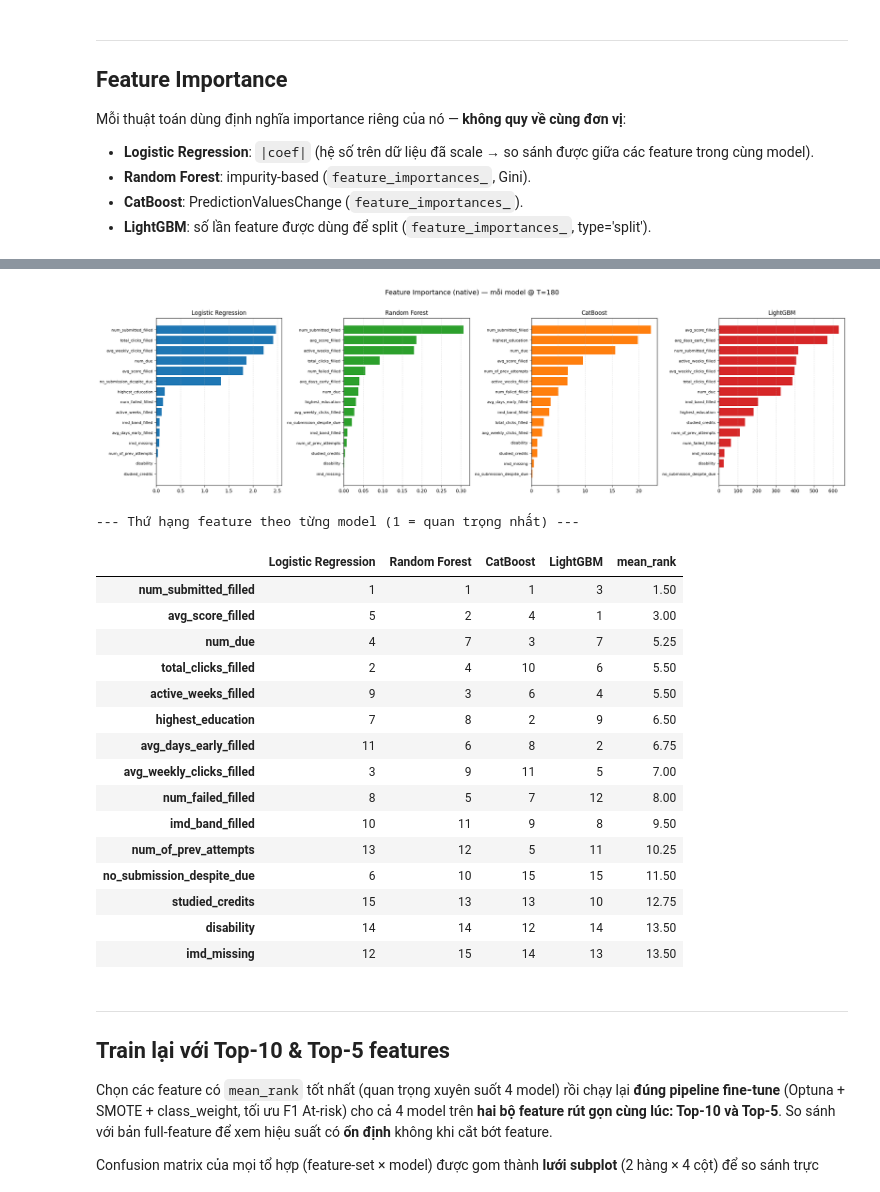
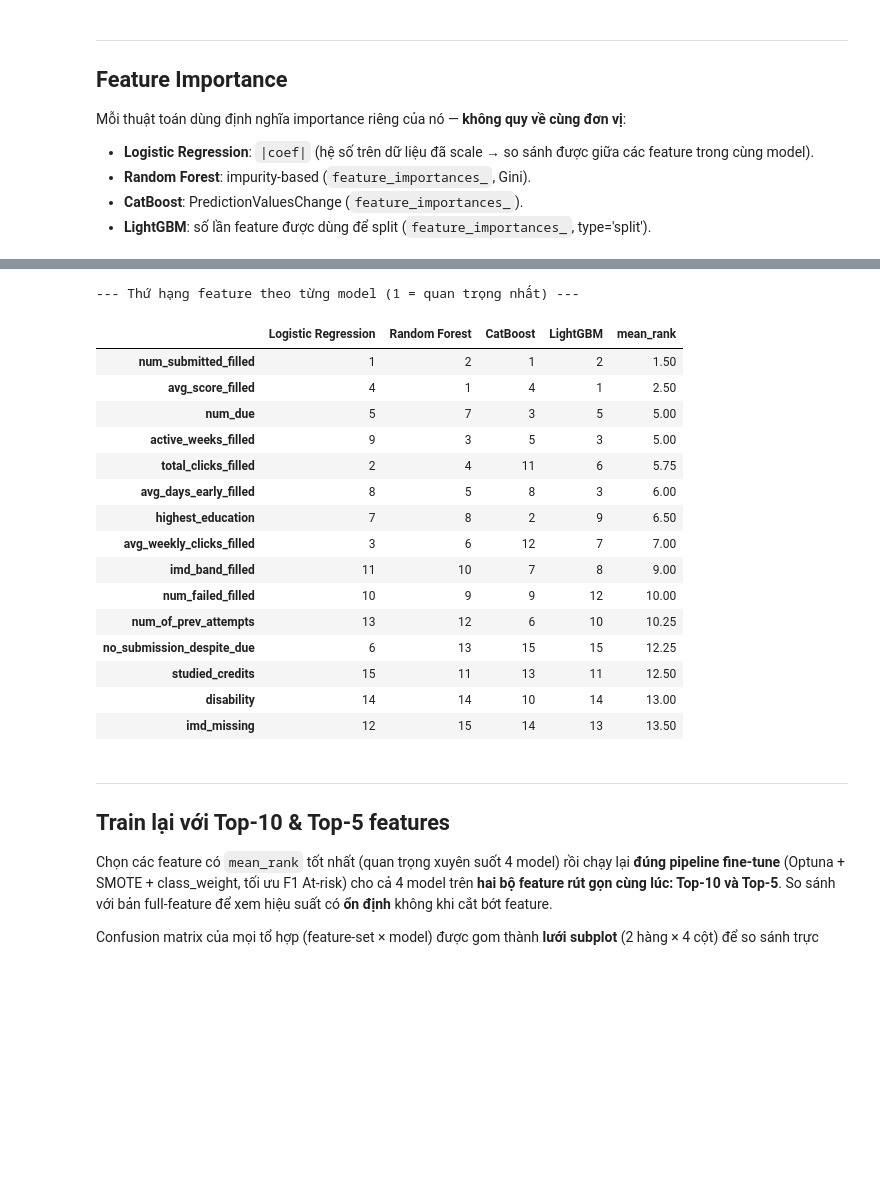
Before and after one commit to thiennguyen37-qn/early-academic-risk-warning, a Jupyter notebook: notebooks/testing_other_models_2_label.ipynb, the cells around one changed output, grey strips where cells are left out. Cells and saved outputs as stored; diff of their text form; code cells hidden in the pictures; blank space fills up the shorter version.

```diff
--- a/notebooks/testing_other_models_2_label.ipynb
+++ b/notebooks/testing_other_models_2_label.ipynb
@@ -41,8 +41,10 @@ TARGET_NAMES = ['Pass', 'At-risk']
 CLASSES = [0, 1]
 # %%
 data_dir = Path('../data/processed')
+FIG_DIR  = Path('../full_report/figures'); FIG_DIR.mkdir(parents=True, exist_ok=True)
+RES_DIR  = Path('../full_report'); RES_DIR.mkdir(parents=True, exist_ok=True)
 
-PREDICTION_POINT = 180  # chỉ giữ sinh viên còn active tại T=180
+PREDICTION_POINT = 150  # chỉ giữ sinh viên còn active tại T=150
 
 X_train_all = pd.read_parquet(data_dir / 'X_train.parquet')
 X_test_all  = pd.read_parquet(data_dir / 'X_test.parquet')
@@ -51,7 +53,7 @@ y_test_all  = pd.read_parquet(data_dir / 'y_test.parquet').squeeze()
 train_meta  = pd.read_parquet(data_dir / 'train_meta.parquet')
 test_meta   = pd.read_parquet(data_dir / 'test_meta.parquet')
 
-# Lọc về snapshot T=180 (sinh viên withdraw <= 180 ngày đã bị loại khỏi snapshot này)
+# Lọc về snapshot T=150 (sinh viên withdraw <= 150 ngày đã bị loại khỏi snapshot này)
 mask_tr = (train_meta['prediction_point'] == PREDICTION_POINT).values
 mask_te = (test_meta['prediction_point'] == PREDICTION_POINT).values
 
@@ -82,6 +84,18 @@ Test  dist: {'Pass': 2804, 'At-risk': 1411}
 Mỗi model có: `needs_scaling`, hàm `suggest` (search space hyperparameter cho Optuna), và hàm `make` (tạo estimator với class_weight At-risk). SMOTE ratio và class_weight được tune chung cho mọi model.
 # %%
 N_TRIALS = 30  # số trial Optuna mỗi model (giảm nếu muốn chạy nhanh hơn)
+
+# Ghi lại siêu tham số tối ưu (CV F1, SMOTE ratio, class_weight) theo (bộ đặc trưng, model)
+TUNING_LOG  = {}
+CURRENT_SET = 'Full (15)'
+
+# Tên file hình cho ma trận nhầm lẫn từng model (bộ đặc trưng đầy đủ)
+CM_FILES = {
+    'Logistic Regression': 'cm_logreg_full.png',
+    'Random Forest':       'cm_rf_full.png',
+    'CatBoost':            'cm_catboost_full.png',
+    'LightGBM':            'cm_lgbm_full.png',
+}
 cv = StratifiedKFold(n_splits=3, shuffle=True, random_state=RANDOM_SEED)
 
 
@@ -197,6 +211,12 @@ def tune_and_evaluate(name, cfg, X_tr, y_tr, X_te, y_te, n_trials=N_TRIALS, plot
     best_ratio, best_w = bp['smote_ratio_at_risk'], bp['w_at_risk']
     print(f'Best F1 At-risk CV: {study.best_value:.4f}')
     print(f'SMOTE → At-risk: +{best_ratio:.2f}x | class_weight At-risk: {best_w:.2f}')
+    TUNING_LOG[f'{CURRENT_SET}|{name}'] = {
+        'cv_f1':        round(float(study.best_value), 4),
+        'smote_ratio':  round(float(best_ratio), 2),
+        'w_at_risk':    round(float(best_w), 2),
+        'model_params': model_params,   # để tái tạo mô hình mà không cần tune lại
+    }
 
     # Retrain best params trên full train
     if needs_scaling:
@@ -218,6 +238,8 @@ def tune_and_evaluate(name, cfg, X_tr, y_tr, X_te, y_te, n_trials=N_TRIALS, plot
         ConfusionMatrixDisplay(cm, display_labels=TARGET_NAMES).plot(ax=ax, colorbar=False)
         ax.set_title(name)
         plt.tight_layout()
+        if name in CM_FILES:
+            plt.savefig(FIG_DIR / CM_FILES[name], dpi=150, bbox_inches='tight')
         plt.show()
 
     roc_auc = roc_auc_score(yte, y_proba)
@@ -397,46 +419,46 @@ importance_df
 # %%
 colors = ['tab:blue', 'tab:green', 'tab:orange', 'tab:red']
 
 fig, axes = plt.subplots(1, len(importance_by_model), figsize=(22, 6), sharey=False)
 
 for ax, color, (name, s) in zip(axes, colors, importance_by_model.items()):
     s_sorted = s.sort_values()
     ax.barh(s_sorted.index, s_sorted.values, color=color)
     ax.set_title(name, fontsize=12)
     ax.tick_params(axis='y', labelsize=8)
     ax.grid(axis='x', linestyle='--', alpha=0.4)
 
-plt.suptitle('Feature Importance (native) — mỗi model @ T=180', fontsize=14, y=1.02)
+plt.suptitle('Feature Importance (native) — mỗi model @ T=150', fontsize=14, y=1.02)
 plt.tight_layout()
+plt.savefig(FIG_DIR / 'feature_importance_native.png', dpi=150, bbox_inches='tight')
 plt.show()
 
 # Thứ hạng feature mỗi model (1 = quan trọng nhất) + hạng trung bình
 ranks = pd.DataFrame(
     {name: s.rank(ascending=False).astype(int) for name, s in importance_by_model.items()},
     index=FEATURE_NAMES,
 )
 ranks['mean_rank'] = ranks.mean(axis=1).round(2)
 ranks = ranks.sort_values('mean_rank')
 print('--- Thứ hạng feature theo từng model (1 = quan trọng nhất) ---')
 ranks
 # %% [output]
-[figure, removed]
 --- Thứ hạng feature theo từng model (1 = quan trọng nhất) ---
 |  | Logistic Regression | Random Forest | CatBoost | LightGBM | mean_rank |
-| num_submitted_filled | 1 | 1 | 1 | 3 | 1.50 |
-| avg_score_filled | 5 | 2 | 4 | 1 | 3.00 |
-| num_due | 4 | 7 | 3 | 7 | 5.25 |
-| total_clicks_filled | 2 | 4 | 10 | 6 | 5.50 |
-| active_weeks_filled | 9 | 3 | 6 | 4 | 5.50 |
+| num_submitted_filled | 1 | 2 | 1 | 2 | 1.50 |
+| avg_score_filled | 4 | 1 | 4 | 1 | 2.50 |
+| num_due | 5 | 7 | 3 | 5 | 5.00 |
+| active_weeks_filled | 9 | 3 | 5 | 3 | 5.00 |
+| total_clicks_filled | 2 | 4 | 11 | 6 | 5.75 |
+| avg_days_early_filled | 8 | 5 | 8 | 3 | 6.00 |
 | highest_education | 7 | 8 | 2 | 9 | 6.50 |
-| avg_days_early_filled | 11 | 6 | 8 | 2 | 6.75 |
-| avg_weekly_clicks_filled | 3 | 9 | 11 | 5 | 7.00 |
-| num_failed_filled | 8 | 5 | 7 | 12 | 8.00 |
-| imd_band_filled | 10 | 11 | 9 | 8 | 9.50 |
-| num_of_prev_attempts | 13 | 12 | 5 | 11 | 10.25 |
-| no_submission_despite_due | 6 | 10 | 15 | 15 | 11.50 |
-| studied_credits | 15 | 13 | 13 | 10 | 12.75 |
-| disability | 14 | 14 | 12 | 14 | 13.50 |
+| avg_weekly_clicks_filled | 3 | 6 | 12 | 7 | 7.00 |
+| imd_band_filled | 11 | 10 | 7 | 8 | 9.00 |
+| num_failed_filled | 10 | 9 | 9 | 12 | 10.00 |
+| num_of_prev_attempts | 13 | 12 | 6 | 10 | 10.25 |
+| no_submission_despite_due | 6 | 13 | 15 | 15 | 12.25 |
+| studied_credits | 15 | 11 | 13 | 11 | 12.50 |
+| disability | 14 | 14 | 10 | 14 | 13.00 |
 | imd_missing | 12 | 15 | 14 | 13 | 13.50 |
 # %% [markdown]
 ---
```
Also changed, not shown: parts of 12 cells of this notebook, 55 other files.
